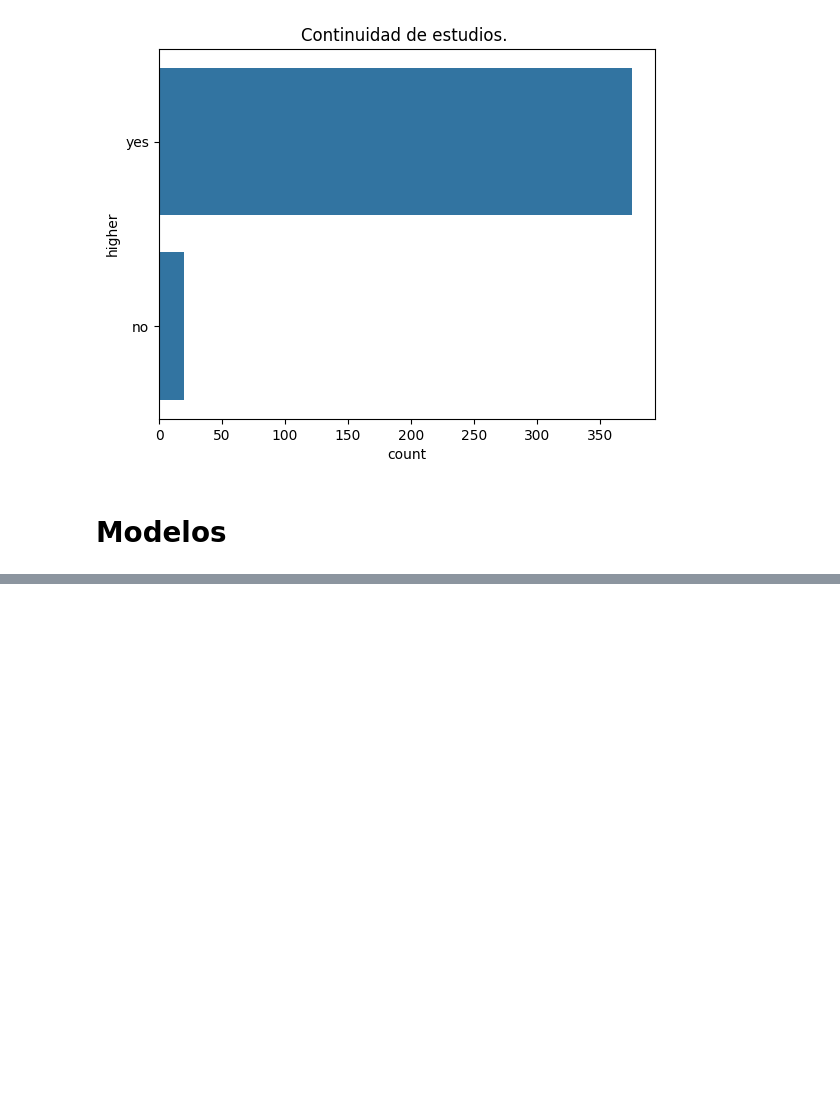
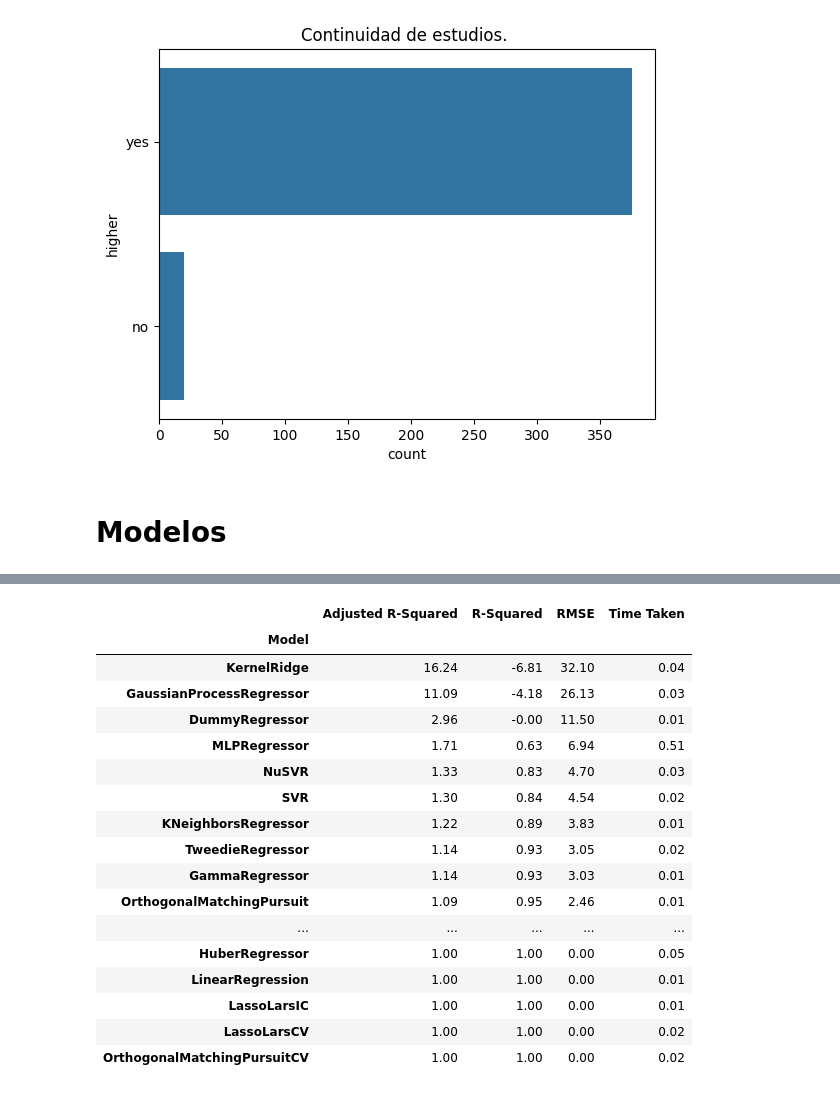
Before and after one commit to jaramillooo/etica_datos, a Jupyter notebook: DA.ipynb, the cells around one changed output, grey strips where cells are left out. Saved outputs shown, nothing was run; the diff lists cells and outputs as text; code cells hidden in the pictures; blank space fills up the shorter version.

```diff
--- a/DA.ipynb
+++ b/DA.ipynb
@@ -308,5 +310,5 @@ array([17, 16, 25, 44, 26, 45, 35, 53, 27, 34, 42, 31, 46, 41, 28, 38, 23,
 X_train, X_test, y_train, y_test = train_test_split(x, y,test_size=.1,random_state =123)
 clf = LazyRegressor(verbose=0,ignore_warnings=True, custom_metric=None)
 models,predictions = clf.fit(X_train, X_test, y_train, y_test)
-print(models)
+models
 # %% [output]
@@ -329,0 +332,18 @@ OrthogonalMatchingPursuitCV                  1.00       1.00  0.00        0.01
+|  | Adjusted R-Squared | R-Squared | RMSE | Time Taken |
+| Model |  |  |  |  |
+| KernelRidge | 16.24 | -6.81 | 32.10 | 0.04 |
+| GaussianProcessRegressor | 11.09 | -4.18 | 26.13 | 0.03 |
+| DummyRegressor | 2.96 | -0.00 | 11.50 | 0.01 |
+| MLPRegressor | 1.71 | 0.63 | 6.94 | 0.51 |
+| NuSVR | 1.33 | 0.83 | 4.70 | 0.03 |
+| SVR | 1.30 | 0.84 | 4.54 | 0.02 |
+| KNeighborsRegressor | 1.22 | 0.89 | 3.83 | 0.01 |
+| TweedieRegressor | 1.14 | 0.93 | 3.05 | 0.02 |
+| GammaRegressor | 1.14 | 0.93 | 3.03 | 0.01 |
+| OrthogonalMatchingPursuit | 1.09 | 0.95 | 2.46 | 0.01 |
+| ... | ... | ... | ... | ... |
+| HuberRegressor | 1.00 | 1.00 | 0.00 | 0.05 |
+| LinearRegression | 1.00 | 1.00 | 0.00 | 0.01 |
+| LassoLarsIC | 1.00 | 1.00 | 0.00 | 0.01 |
+| LassoLarsCV | 1.00 | 1.00 | 0.00 | 0.02 |
+| OrthogonalMatchingPursuitCV | 1.00 | 1.00 | 0.00 | 0.02 |
```
Also changed, not shown: parts of 16 cells of this notebook.
